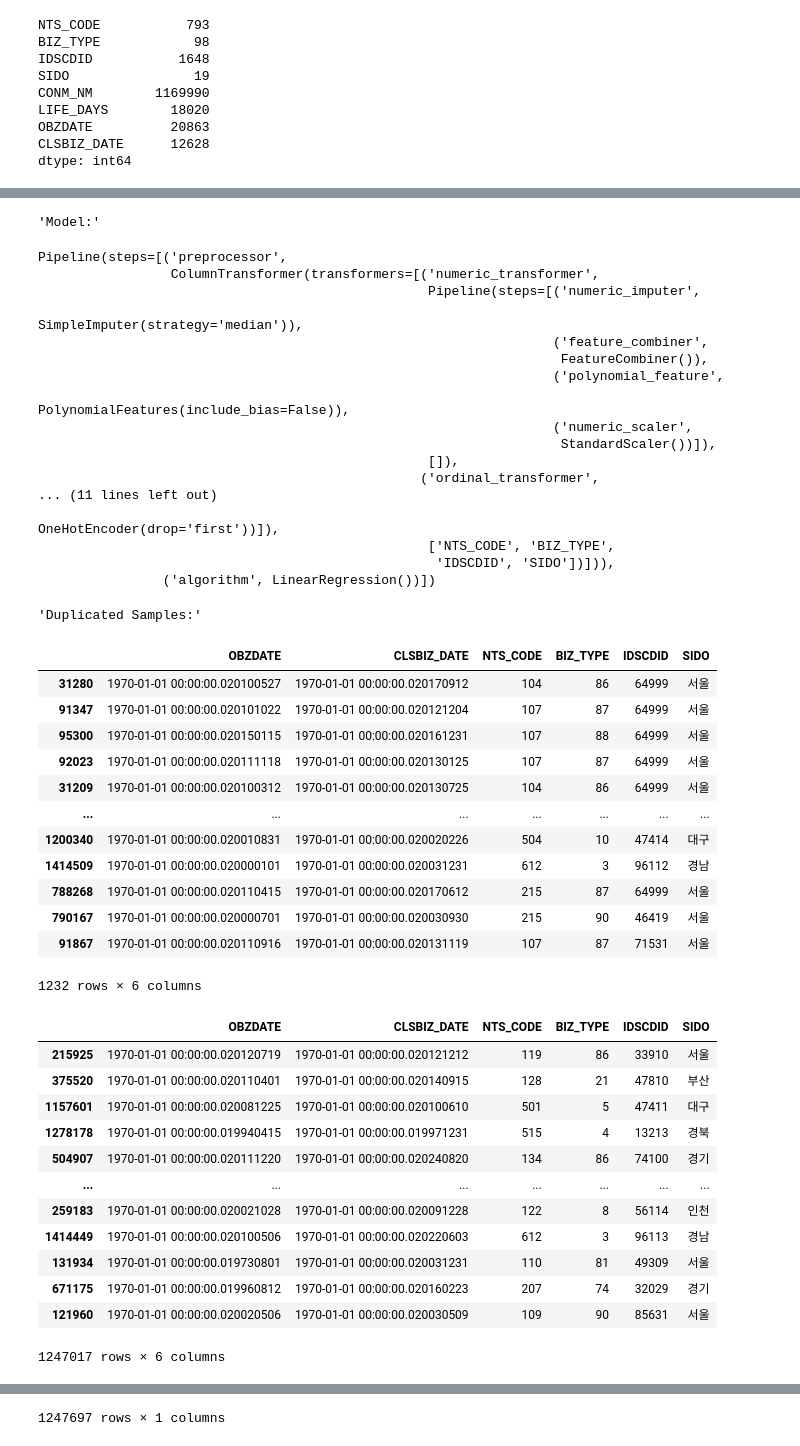
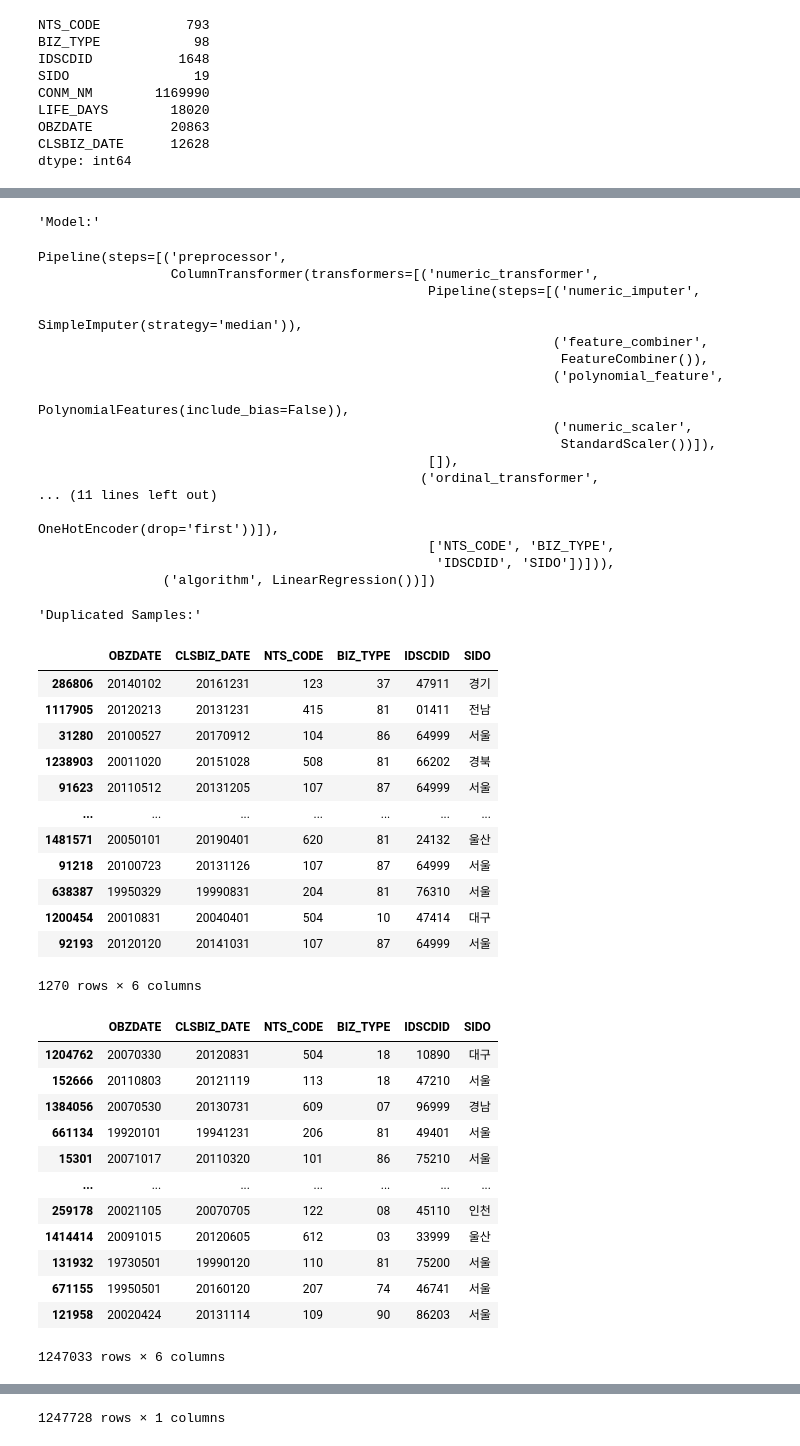
Before and after one commit to YoungminChoAtKaist/findataanaly, a Jupyter notebook: TeamPrj.ipynb, the cells around one changed output, grey strips where cells are left out. Drawn from its saved outputs; the diff is of its cells as text; code cells hidden in the pictures.

```diff
--- a/TeamPrj.ipynb
+++ b/TeamPrj.ipynb
@@ -2,7 +2,7 @@
 # [02] Data Acquisition
 # %%
 import pandas as pd
-df_source = pd.read_csv('../init_data.csv', dtype={'nts_code':'object', 'biz_type':'object', 'idscdid':'object', 'obzdate':'object', 'cls_bizdate':'object'})
+df_source = pd.read_csv('../init_data.csv', dtype={'nts_code':'string', 'biz_type':'string', 'idscdid':'string', 'sido':'string', 'conm_nm':'string', 'obzdate':'string', 'clsbiz_date':'string'})
 display(df_source)
 # %% [output]
 |  | nts_code | biz_type | idscdid | sido | conm_nm | life_days | obzdate | clsbiz_date |
@@ -53,5 +53,3 @@ df_exploration.head()
-# %%
-df_exploration = df_exploration.astype({'NTS_CODE':'string', 'BIZ_TYPE':'string', 'IDSCDID':'string', 'OBZDATE':'datetime64[ns]', 'CLSBIZ_DATE':'datetime64[ns]'})
 # %%
 df_exploration.info()
 # %% [output]
@@ -146,11 +142,13 @@ from sklearn.decomposition import PCA  # PCA 추가
 ################################################################################
 
 # 데이터 읽기
-df_source = pd.read_csv("../init_data.csv")
-df_source.columns = df_source.columns.str.strip().str.replace(' ', '_').str.upper()
-df_source = df_source.drop_duplicates()
+#df_source = pd.read_csv("../init_data.csv")
+#df_source.columns = df_source.columns.str.strip().str.replace(' ', '_').str.upper()
+#df_source = df_source.drop_duplicates()
 
-df_source = df_source.astype({'NTS_CODE':'string', 'BIZ_TYPE':'string', 'IDSCDID':'string', 'OBZDATE':'datetime64[ns]', 'CLSBIZ_DATE':'datetime64[ns]'})
+#df_source = df_source.astype({'NTS_CODE':'string', 'BIZ_TYPE':'string', 'IDSCDID':'string', 'OBZDATE':'datetime64[ns]', 'CLSBIZ_DATE':'datetime64[ns]'})
+
+df_source = df_exploration.copy()
 
 # 피처 타입 정의
 target  = ['LIFE_DAYS']
@@ -234,56 +232,56 @@ display("Model:", model)
 X_train, X_test, y_train, y_test = train_test_split(X, y, test_size=0.2, random_state=42)
 
 # 중복 데이터 제거
 mask_dups = X_train.duplicated(keep=False) # mask_dups를 Data Wrangler에서 확인해보세요.
 display("Duplicated Samples:", X_train[mask_dups])
 X_train_nodup = X_train.drop_duplicates()
 y_train_nodup = y_train.loc[X_train.index]
 display(X_train_nodup)
 display(y_train_nodup)
 # %% [output]
 'Model:'
 Pipeline(steps=[('preprocessor',
                  ColumnTransformer(transformers=[('numeric_transformer',
                                                   Pipeline(steps=[('numeric_imputer',
                                                                    SimpleImputer(strategy='median')),
                                                                   ('feature_combiner',
                                                                    FeatureCombiner()),
                                                                   ('polynomial_feature',
                                                                    PolynomialFeatures(include_bias=False)),
                                                                   ('numeric_scaler',
                                                                    StandardScaler())]),
                                                   []),
                                                  ('ordinal_transformer',
 ... (11 lines left out)
                                                                    OneHotEncoder(drop='first'))]),
                                                   ['NTS_CODE', 'BIZ_TYPE',
                                                    'IDSCDID', 'SIDO'])])),
                 ('algorithm', LinearRegression())])
 'Duplicated Samples:'
 |  | OBZDATE | CLSBIZ_DATE | NTS_CODE | BIZ_TYPE | IDSCDID | SIDO |
-| 31280 | 1970-01-01 00:00:00.020100527 | 1970-01-01 00:00:00.020170912 | 104 | 86 | 64999 | 서울 |
-| 91347 | 1970-01-01 00:00:00.020101022 | 1970-01-01 00:00:00.020121204 | 107 | 87 | 64999 | 서울 |
-| 95300 | 1970-01-01 00:00:00.020150115 | 1970-01-01 00:00:00.020161231 | 107 | 88 | 64999 | 서울 |
-| 92023 | 1970-01-01 00:00:00.020111118 | 1970-01-01 00:00:00.020130125 | 107 | 87 | 64999 | 서울 |
-| 31209 | 1970-01-01 00:00:00.020100312 | 1970-01-01 00:00:00.020130725 | 104 | 86 | 64999 | 서울 |
+| 286806 | 20140102 | 20161231 | 123 | 37 | 47911 | 경기 |
+| 1117905 | 20120213 | 20131231 | 415 | 81 | 01411 | 전남 |
+| 31280 | 20100527 | 20170912 | 104 | 86 | 64999 | 서울 |
+| 1238903 | 20011020 | 20151028 | 508 | 81 | 66202 | 경북 |
+| 91623 | 20110512 | 20131205 | 107 | 87 | 64999 | 서울 |
 | ... | ... | ... | ... | ... | ... | ... |
-| 1200340 | 1970-01-01 00:00:00.020010831 | 1970-01-01 00:00:00.020020226 | 504 | 10 | 47414 | 대구 |
-| 1414509 | 1970-01-01 00:00:00.020000101 | 1970-01-01 00:00:00.020031231 | 612 | 3 | 96112 | 경남 |
-| 788268 | 1970-01-01 00:00:00.020110415 | 1970-01-01 00:00:00.020170612 | 215 | 87 | 64999 | 서울 |
-| 790167 | 1970-01-01 00:00:00.020000701 | 1970-01-01 00:00:00.020030930 | 215 | 90 | 46419 | 서울 |
-| 91867 | 1970-01-01 00:00:00.020110916 | 1970-01-01 00:00:00.020131119 | 107 | 87 | 71531 | 서울 |
+| 1481571 | 20050101 | 20190401 | 620 | 81 | 24132 | 울산 |
+| 91218 | 20100723 | 20131126 | 107 | 87 | 64999 | 서울 |
+| 638387 | 19950329 | 19990831 | 204 | 81 | 76310 | 서울 |
+| 1200454 | 20010831 | 20040401 | 504 | 10 | 47414 | 대구 |
+| 92193 | 20120120 | 20141031 | 107 | 87 | 64999 | 서울 |
-1232 rows × 6 columns
+1270 rows × 6 columns
 |  | OBZDATE | CLSBIZ_DATE | NTS_CODE | BIZ_TYPE | IDSCDID | SIDO |
-| 215925 | 1970-01-01 00:00:00.020120719 | 1970-01-01 00:00:00.020121212 | 119 | 86 | 33910 | 서울 |
-| 375520 | 1970-01-01 00:00:00.020110401 | 1970-01-01 00:00:00.020140915 | 128 | 21 | 47810 | 부산 |
-| 1157601 | 1970-01-01 00:00:00.020081225 | 1970-01-01 00:00:00.020100610 | 501 | 5 | 47411 | 대구 |
-| 1278178 | 1970-01-01 00:00:00.019940415 | 1970-01-01 00:00:00.019971231 | 515 | 4 | 13213 | 경북 |
-| 504907 | 1970-01-01 00:00:00.020111220 | 1970-01-01 00:00:00.020240820 | 134 | 86 | 74100 | 경기 |
+| 1204762 | 20070330 | 20120831 | 504 | 18 | 10890 | 대구 |
+| 152666 | 20110803 | 20121119 | 113 | 18 | 47210 | 서울 |
+| 1384056 | 20070530 | 20130731 | 609 | 07 | 96999 | 경남 |
+| 661134 | 19920101 | 19941231 | 206 | 81 | 49401 | 서울 |
+| 15301 | 20071017 | 20110320 | 101 | 86 | 75210 | 서울 |
 | ... | ... | ... | ... | ... | ... | ... |
-| 259183 | 1970-01-01 00:00:00.020021028 | 1970-01-01 00:00:00.020091228 | 122 | 8 | 56114 | 인천 |
-| 1414449 | 1970-01-01 00:00:00.020100506 | 1970-01-01 00:00:00.020220603 | 612 | 3 | 96113 | 경남 |
-| 131934 | 1970-01-01 00:00:00.019730801 | 1970-01-01 00:00:00.020031231 | 110 | 81 | 49309 | 서울 |
-| 671175 | 1970-01-01 00:00:00.019960812 | 1970-01-01 00:00:00.020160223 | 207 | 74 | 32029 | 경기 |
-| 121960 | 1970-01-01 00:00:00.020020506 | 1970-01-01 00:00:00.020030509 | 109 | 90 | 85631 | 서울 |
+| 259178 | 20021105 | 20070705 | 122 | 08 | 45110 | 인천 |
+| 1414414 | 20091015 | 20120605 | 612 | 03 | 33999 | 울산 |
+| 131932 | 19730501 | 19990120 | 110 | 81 | 75200 | 서울 |
+| 671155 | 19950501 | 20160120 | 207 | 74 | 46741 | 서울 |
+| 121958 | 20020424 | 20131114 | 109 | 90 | 86203 | 서울 |
-1247017 rows × 6 columns
+1247033 rows × 6 columns
 |  | LIFE_DAYS |
@@ -301,4 +299,4 @@ Pipeline(steps=[('preprocessor',
-1247697 rows × 1 columns
+1247728 rows × 1 columns
 # %%
 ################################################################################
 # 모형 훈련
```
Also changed, not shown: parts of 7 cells of this notebook.
